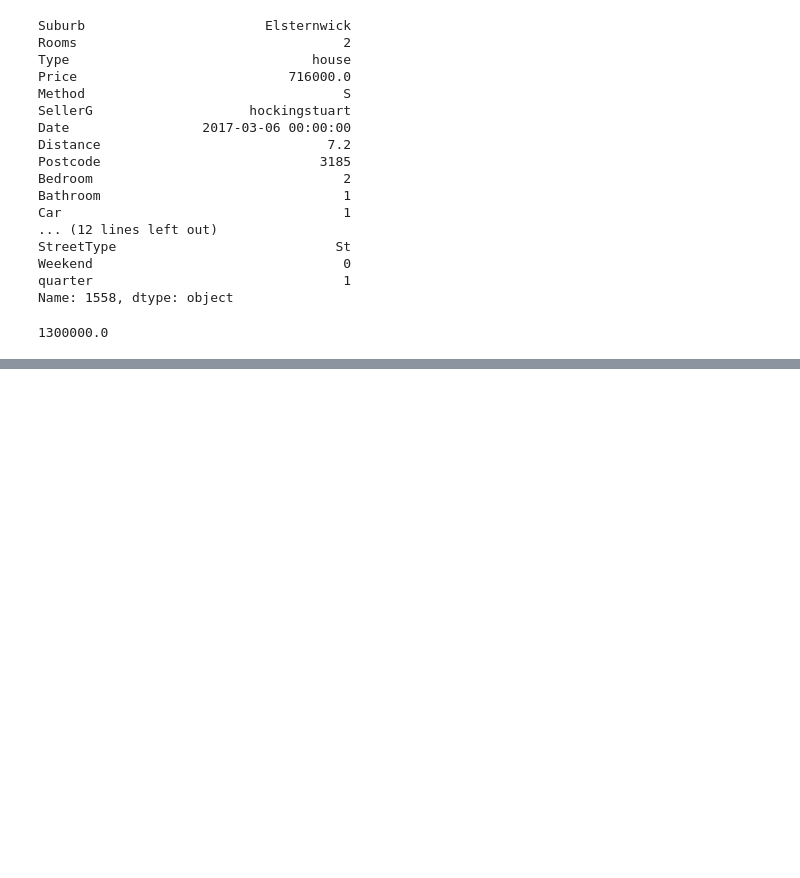
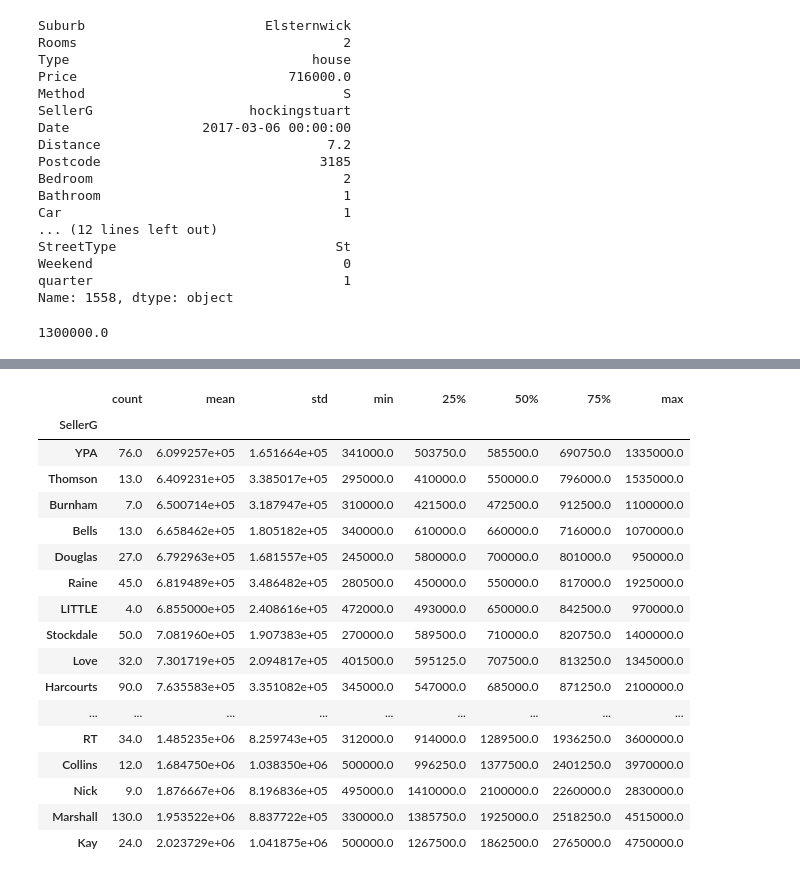
Before and after one commit to modernpacifist/engineering-of-machine-learning-urfu, a Jupyter notebook: python-pro-level/Notebooks/PandasPythonProWalkthrough5_2.ipynb, the cells around one changed output, grey strips where cells are left out. Saved outputs shown, nothing was run; the diff lists cells and outputs as text; code cells hidden in the pictures; blank space fills up the shorter version.

```diff
--- a/python-pro-level/Notebooks/PandasPythonProWalkthrough5_2.ipynb
+++ b/python-pro-level/Notebooks/PandasPythonProWalkthrough5_2.ipynb
@@ -248,0 +403,4 @@ df[mask1 & mask2].sort_values(
+# %%
+mask = ((df['Date'] > pd.Timestamp(year=2017, month=5, day=1)) & (df['Date'] <= pd.Timestamp(year=2017, month=9, day=1)))
+may_sep_interval = df[mask].copy()
+may_sep_interval.head(5)
@@ -248,0 +414,21 @@ df[mask1 & mask2].sort_values(
+# %%
+may_sep_interval.groupby('SellerG')['Price'].agg('describe').sort_values(by='mean', ascending=True)
+# %% [output]
+|  | count | mean | std | min | 25% | 50% | 75% | max |
+| SellerG |  |  |  |  |  |  |  |  |
+| YPA | 76.0 | 6.099257e+05 | 1.651664e+05 | 341000.0 | 503750.0 | 585500.0 | 690750.0 | 1335000.0 |
+| Thomson | 13.0 | 6.409231e+05 | 3.385017e+05 | 295000.0 | 410000.0 | 550000.0 | 796000.0 | 1535000.0 |
+| Burnham | 7.0 | 6.500714e+05 | 3.187947e+05 | 310000.0 | 421500.0 | 472500.0 | 912500.0 | 1100000.0 |
+| Bells | 13.0 | 6.658462e+05 | 1.805182e+05 | 340000.0 | 610000.0 | 660000.0 | 716000.0 | 1070000.0 |
+| Douglas | 27.0 | 6.792963e+05 | 1.681557e+05 | 245000.0 | 580000.0 | 700000.0 | 801000.0 | 950000.0 |
+| Raine | 45.0 | 6.819489e+05 | 3.486482e+05 | 280500.0 | 450000.0 | 550000.0 | 817000.0 | 1925000.0 |
+| LITTLE | 4.0 | 6.855000e+05 | 2.408616e+05 | 472000.0 | 493000.0 | 650000.0 | 842500.0 | 970000.0 |
+| Stockdale | 50.0 | 7.081960e+05 | 1.907383e+05 | 270000.0 | 589500.0 | 710000.0 | 820750.0 | 1400000.0 |
+| Love | 32.0 | 7.301719e+05 | 2.094817e+05 | 401500.0 | 595125.0 | 707500.0 | 813250.0 | 1345000.0 |
+| Harcourts | 90.0 | 7.635583e+05 | 3.351082e+05 | 345000.0 | 547000.0 | 685000.0 | 871250.0 | 2100000.0 |
+| ... | ... | ... | ... | ... | ... | ... | ... | ... |
+| RT | 34.0 | 1.485235e+06 | 8.259743e+05 | 312000.0 | 914000.0 | 1289500.0 | 1936250.0 | 3600000.0 |
+| Collins | 12.0 | 1.684750e+06 | 1.038350e+06 | 500000.0 | 996250.0 | 1377500.0 | 2401250.0 | 3970000.0 |
+| Nick | 9.0 | 1.876667e+06 | 8.196836e+05 | 495000.0 | 1410000.0 | 2100000.0 | 2260000.0 | 2830000.0 |
+| Marshall | 130.0 | 1.953522e+06 | 8.837722e+05 | 330000.0 | 1385750.0 | 1925000.0 | 2518250.0 | 4515000.0 |
+| Kay | 24.0 | 2.023729e+06 | 1.041875e+06 | 500000.0 | 1267500.0 | 1862500.0 | 2765000.0 | 4750000.0 |
```
Also changed, not shown: parts of 13 cells of this notebook.
